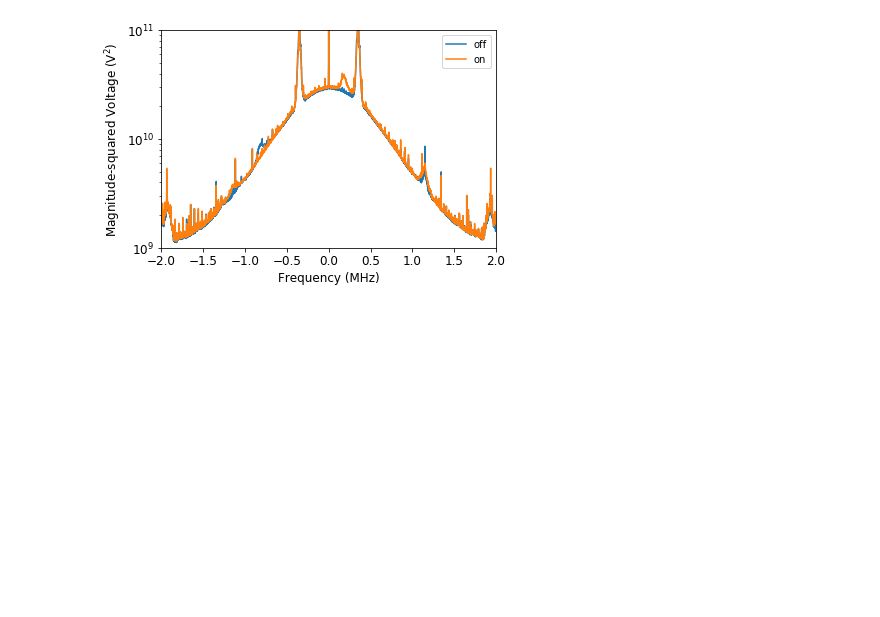
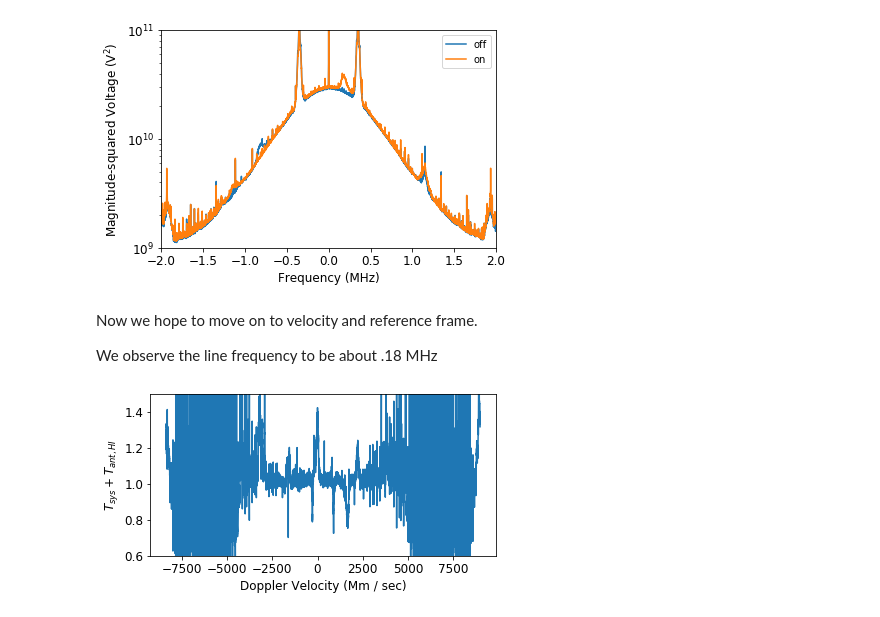
Before and after one commit to 3276908917/AY121, a Jupyter notebook: lab2/Hydrogen_Gaussian.ipynb, the cells around one changed output. Drawn from its saved outputs; the diff is of its cells as text; code cells hidden in the pictures; blank space fills up the shorter version.

Commit message:
I have some Doppler shift work

```diff
--- a/lab2/Hydrogen_Gaussian.ipynb
+++ b/lab2/Hydrogen_Gaussian.ipynb
@@ -59,3 +59,16 @@ over_pp(x, cal_off, cal_on, 'off', 'on', (-2, 2), logv=True)
 over_pp(x, cal_off, cal_on, 'off', 'on', (-2, 2), (10**9, 10**11),logv=True)
 # %% [output]
 [figure]
+# %% [markdown]
+Now we hope to move on to velocity and reference frame.
+
+We observe the line frequency to be about .18 MHz
+# %%
+def doppler(nu, nu_0):
+    return -3e2 * (nu - nu_0) / nu_0
+# %%
+velocities = doppler(x, .18)
+
+pp_skeleton(velocities, cal_on / cal_off, yBounds=(.6, 1.5), xLabel='Doppler Velocity (Mm / sec)', yLabel=r'$T_{sys} + T_{ant, HI}$')
+# %% [output]
+[figure, added]
```
Also changed, not shown: 4 other files.
